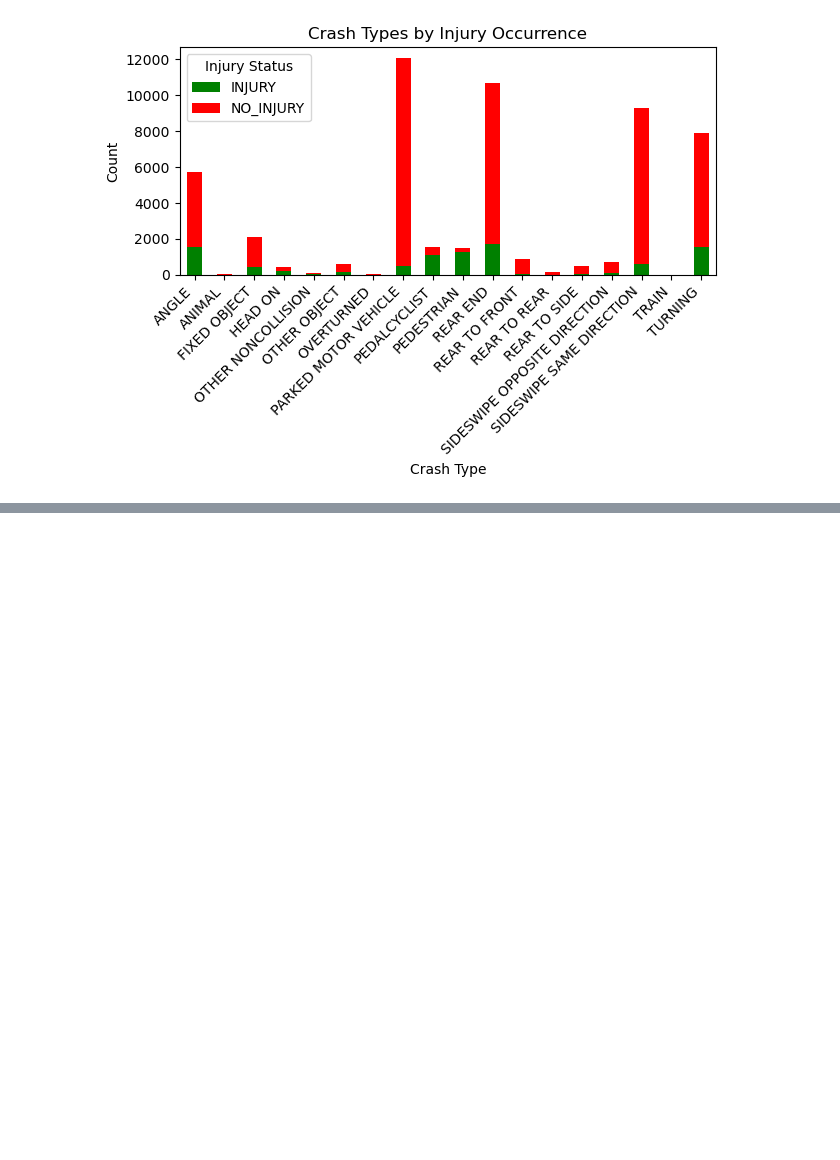
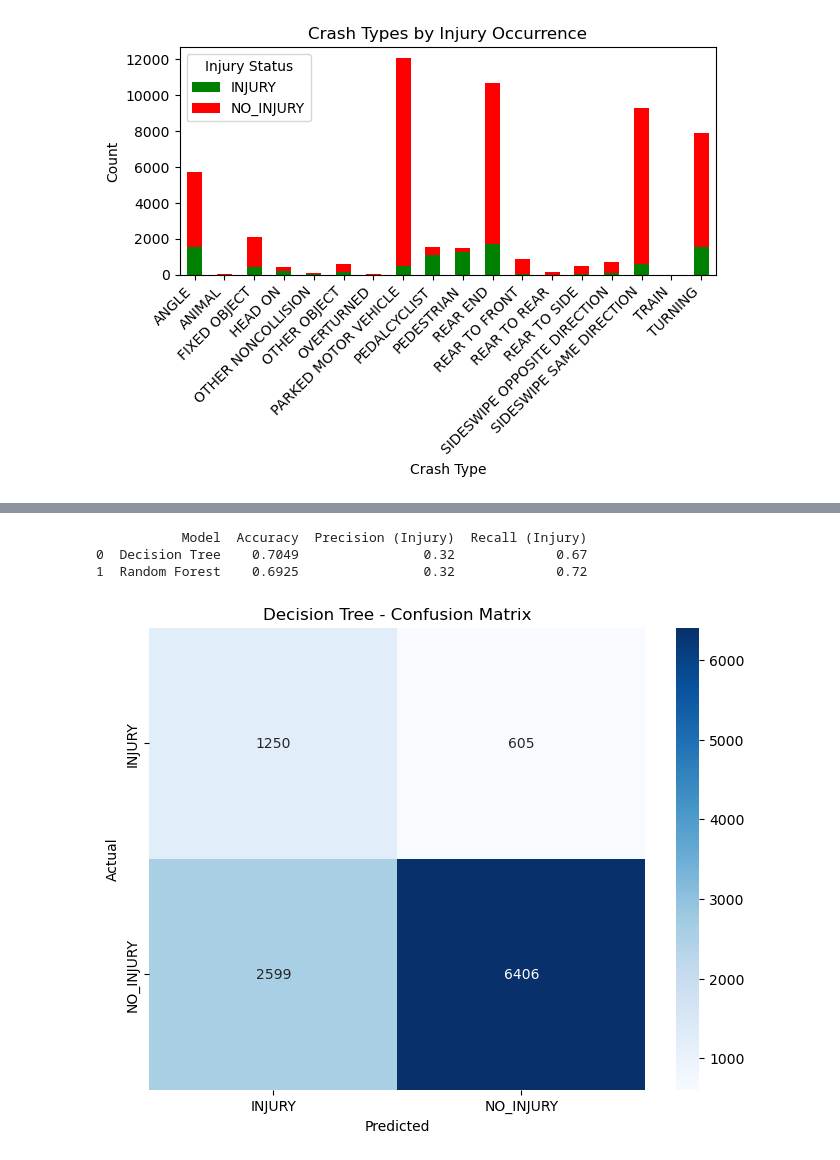
Before and after one commit to Victor-Mufasa/Phase-4-Project, a Jupyter notebook: Jose.ipynb, the cells around one changed output, grey strips where cells are left out. Drawn from its saved outputs; the diff is of its cells as text; code cells hidden in the pictures; blank space fills up the shorter version.

Commit message:
Finalize on Data modelling

```diff
--- a/Jose.ipynb
+++ b/Jose.ipynb
@@ -279,0 +331,8 @@ plt.show()
+# %%
+
+tfidf = TfidfVectorizer(max_features=1000, stop_words='english')
+
+X_train_tfidf = tfidf.fit_transform(X_train)
+X_test_tfidf = tfidf.transform(X_test)
+
+print( X_train_tfidf.shape)
@@ -279,0 +341,9 @@ plt.show()
+# %%
+
+smote = SMOTE(random_state=42)
+X_train_balanced, y_train_balanced = smote.fit_resample(X_train_tfidf, y_train)
+
+
+print(y_train.value_counts())
+
+print(pd.Series(y_train_balanced).value_counts())
@@ -279,0 +359,12 @@ plt.show()
+# %%
+
+dt_model = DecisionTreeClassifier(random_state=42, max_depth=10)
+dt_model.fit(X_train_balanced, y_train_balanced)
+
+
+dt_pred = dt_model.predict(X_test_tfidf)
+
+
+print("Accuracy:", accuracy_score(y_test, dt_pred))
+
+print(classification_report(y_test, dt_pred))
@@ -279,0 +394,31 @@ plt.show()
+# %%
+import pandas as pd
+
+
+results = pd.DataFrame({
+    'Model': ['Decision Tree', 'Random Forest'],
+    'Accuracy': [0.7049, 0.6925],
+    'Precision (Injury)': [0.32, 0.32],
+    'Recall (Injury)': [0.67, 0.72]
+})
+
+print(results)
+# %% [output]
+           Model  Accuracy  Precision (Injury)  Recall (Injury)
+0  Decision Tree    0.7049                0.32             0.67
+1  Random Forest    0.6925                0.32             0.72
+# %%
+
+
+cm = confusion_matrix(y_test, dt_pred)
+
+plt.figure(figsize=(8, 6))
+sns.heatmap(cm, annot=True, fmt='d', cmap='Blues',
+            xticklabels=['INJURY', 'NO_INJURY'],
+            yticklabels=['INJURY', 'NO_INJURY'])
+plt.title('Decision Tree - Confusion Matrix')
+plt.ylabel('Actual')
+plt.xlabel('Predicted')
+plt.show()
+# %% [output]
+[figure, added]
```
Also changed, not shown: parts of 12 cells of this notebook.
